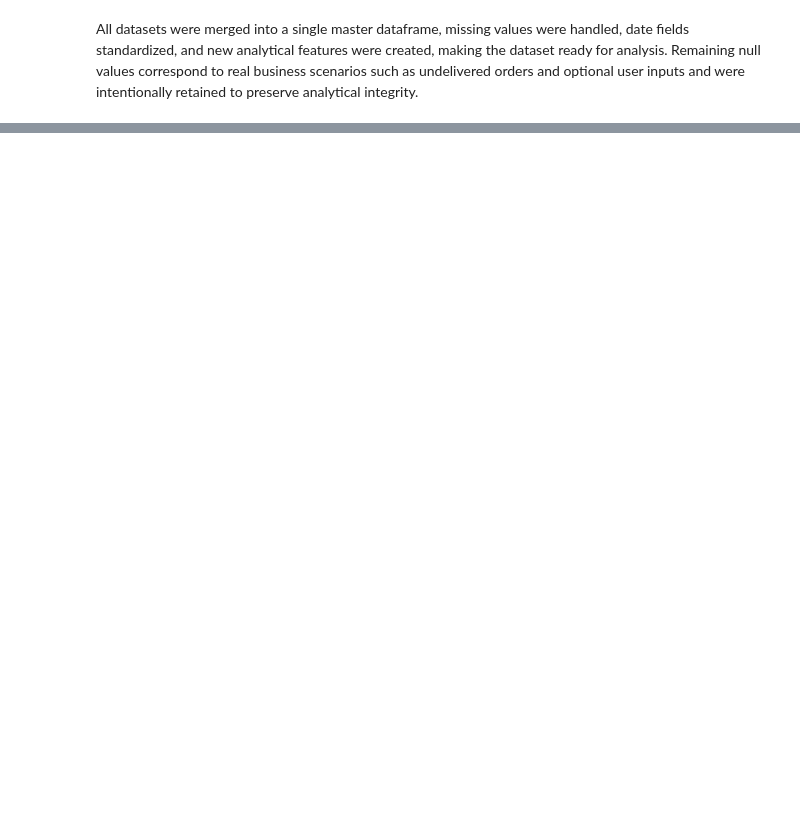
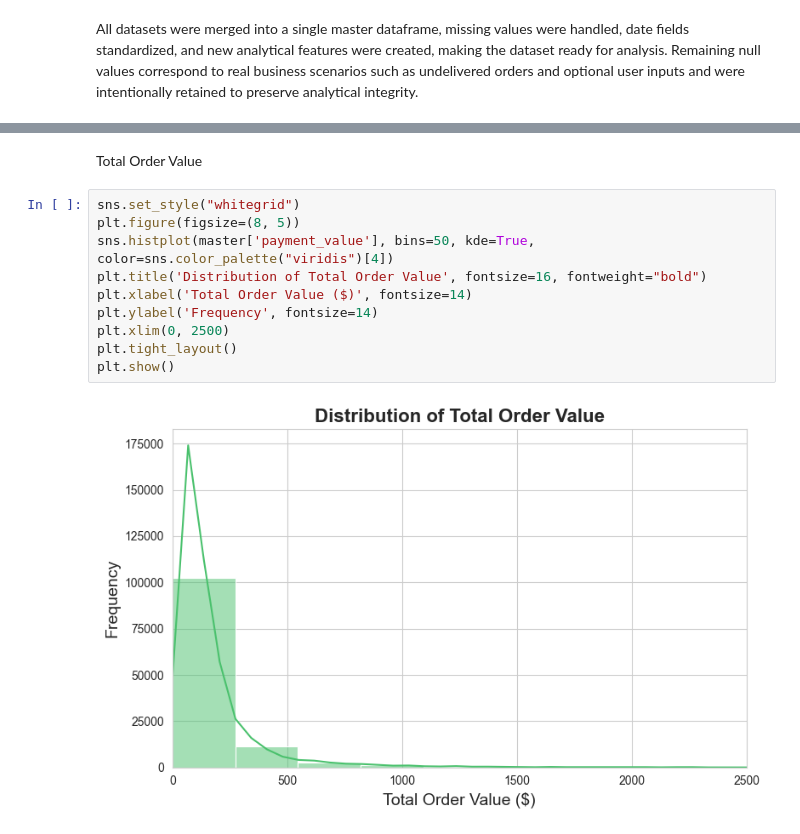
Before and after one commit to soumojit-dev/Ecommerce-Data-Analysis, a Jupyter notebook: analysis.ipynb, the cells around one changed output, grey strips where cells are left out. Drawn from its saved outputs; the diff is of its cells as text; blank space fills up the shorter version.

```diff
--- a/analysis.ipynb
+++ b/analysis.ipynb
@@ -147,0 +218,14 @@ Remaining null values correspond to real business scenarios such as undelivered
+# %% [markdown]
+Total Order Value
+# %%
+sns.set_style("whitegrid")
+plt.figure(figsize=(8, 5))
+sns.histplot(master['payment_value'], bins=50, kde=True, color=sns.color_palette("viridis")[4])
+plt.title('Distribution of Total Order Value', fontsize=16, fontweight="bold")
+plt.xlabel('Total Order Value ($)', fontsize=14)
+plt.ylabel('Frequency', fontsize=14)
+plt.xlim(0, 2500)
+plt.tight_layout()
+plt.show()
+# %% [output]
+[figure, added]
```
Also changed, not shown: parts of 20 cells of this notebook, 1 other file.
